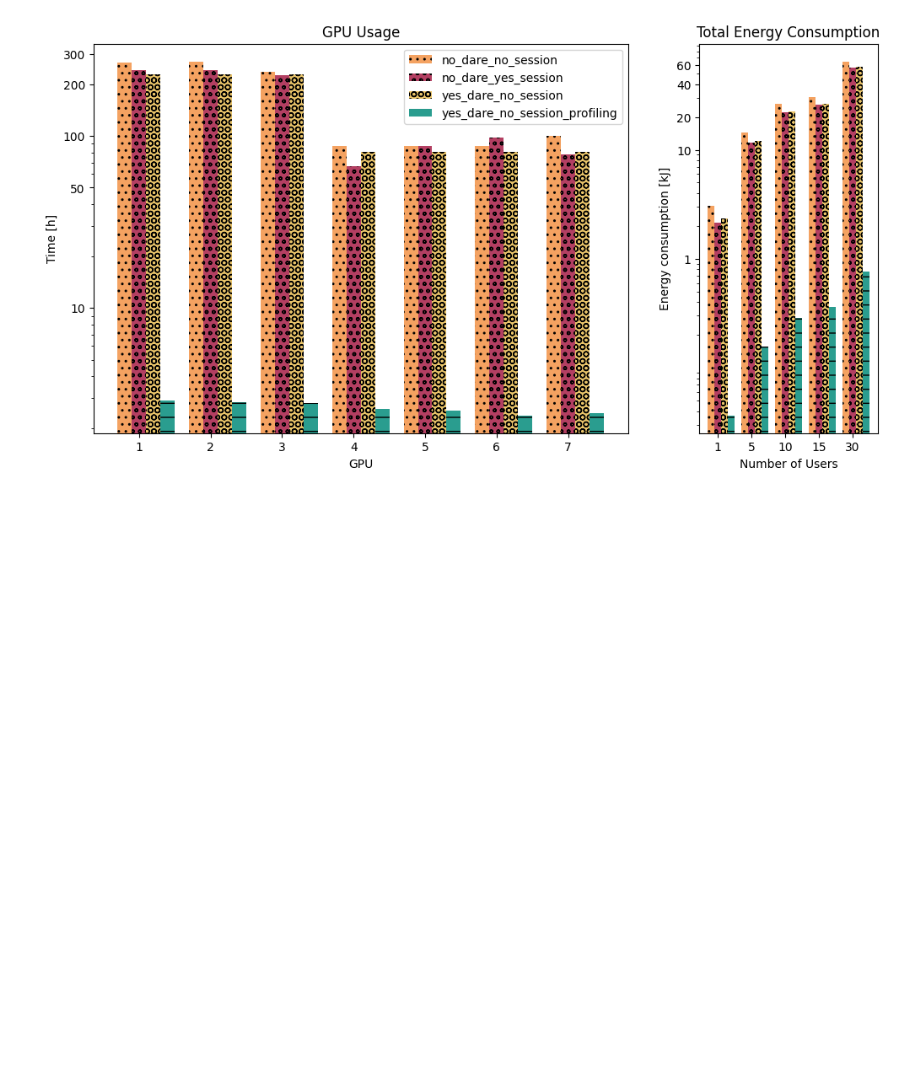
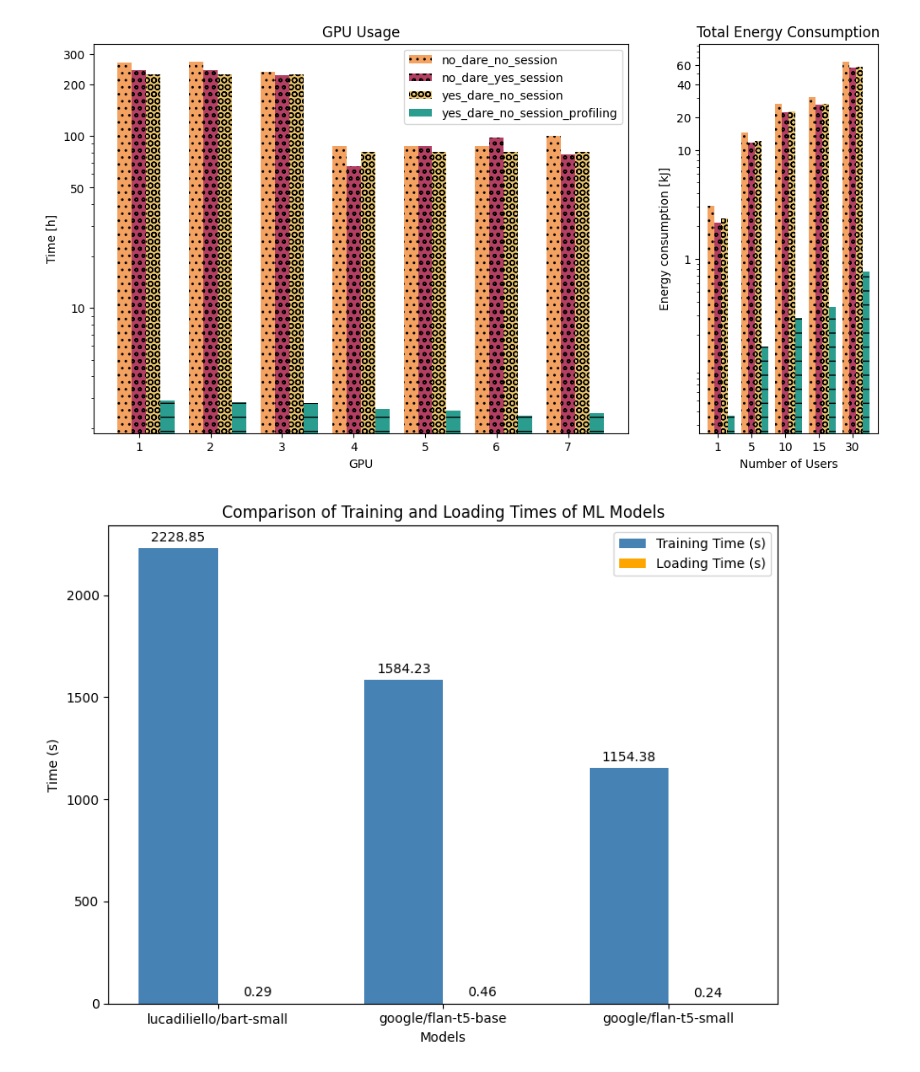
Before and after one commit to MatteoMendula/DARE-ML, a Jupyter notebook: plots/plots.ipynb, the cells around one changed output. Drawn from its saved outputs; the diff is of its cells as text; code cells hidden in the pictures; blank space fills up the shorter version.

Commit message:
plot model load vs training time

```diff
--- a/plots/plots.ipynb
+++ b/plots/plots.ipynb
@@ -288,3 +290,41 @@ plt.show()
 # %% [output]
 4
 [figure]
+# %%
+import numpy as np
+
+# Data from the chart
+models = ['google/flan-t5-base', 'google/flan-t5-small','lucadiliello/bart-small', ]
+training_times = [2228.85, 1584.23, 1154.38]  # in seconds
+loading_times = [0.29, 0.46, 0.24]  # in seconds
+
+x = np.arange(len(models))  # the label locations
+width = 0.35  # the width of the bars
+
+# Plotting the data
+fig, ax = plt.subplots(figsize=(8, 6))
+bars1 = ax.bar(x - width/2, training_times, width, label='Training Time (s)', color='steelblue')
+bars2 = ax.bar(x + width/2, loading_times, width, label='Loading Time (s)', color='orange')
+
+# Adding labels, title, and legend
+ax.set_xlabel('Models')
+ax.set_ylabel('Time (s)')
+ax.set_title('Comparison of Training and Loading Times of ML Models')
+ax.set_xticks(x)
+ax.set_xticklabels(models)
+ax.legend()
+
+# Adding values on top of bars
+for bars in [bars1, bars2]:
+    for bar in bars:
+        height = bar.get_height()
+        ax.annotate(f'{height:.2f}',
+                    xy=(bar.get_x() + bar.get_width() / 2, height),
+                    xytext=(0, 3),  # 3 points vertical offset
+                    textcoords="offset points",
+                    ha='center', va='bottom')
+
+plt.tight_layout()
+plt.show()
+# %% [output]
+[figure, added]
```
Also changed, not shown: parts of 1 cell of this notebook.
